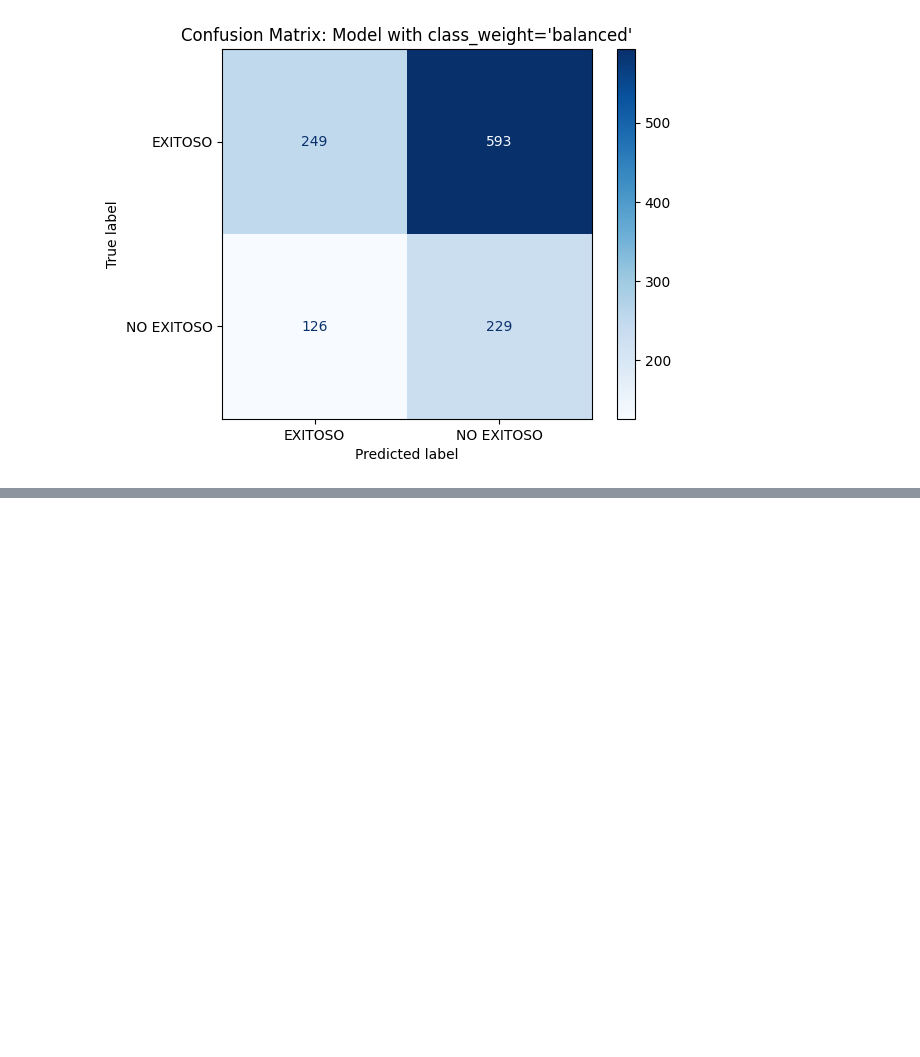
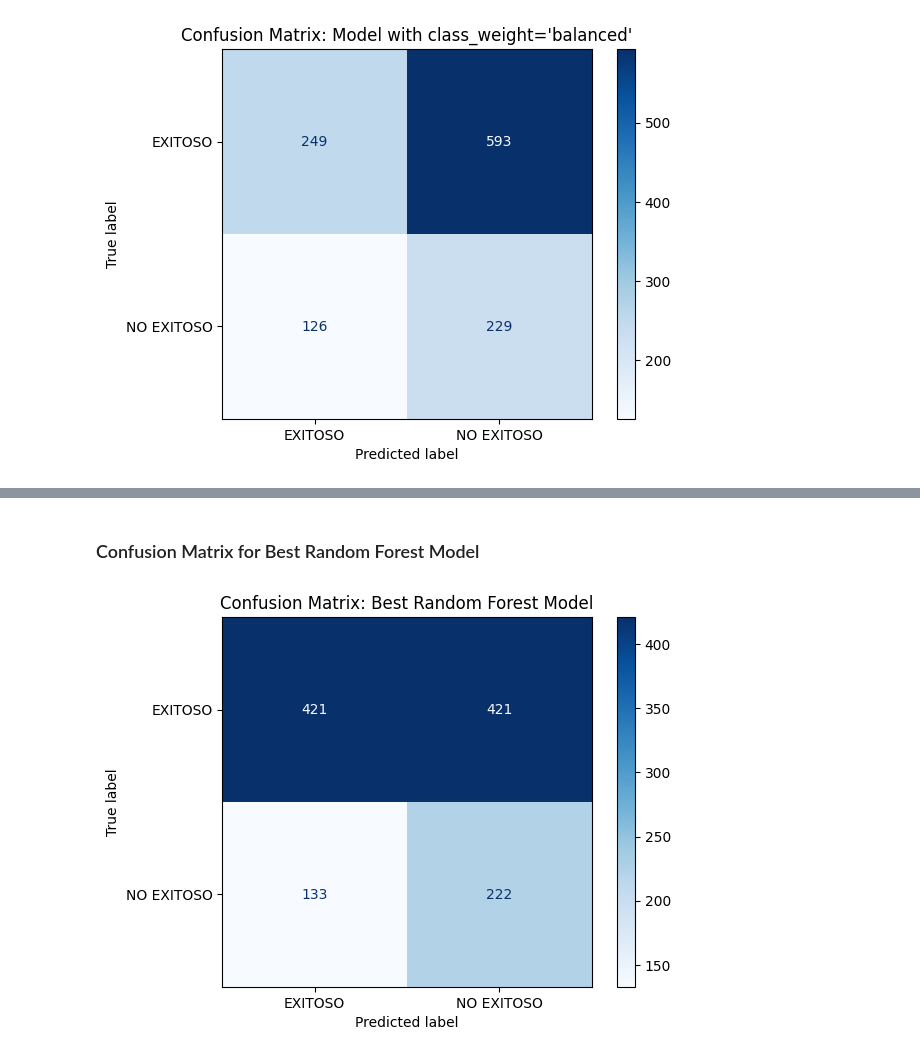
Before and after one commit to Andrea-125478/MCD, a Jupyter notebook: Artefacto.ipynb, the cells around one changed output, grey strips where cells are left out. Saved outputs shown, nothing was run; the diff lists cells and outputs as text; code cells hidden in the pictures; blank space fills up the shorter version.

```diff
--- a/Artefacto.ipynb
+++ b/Artefacto.ipynb
@@ -473,0 +548,14 @@ This exercise explicitly shows that even with `class_weight='balanced'`, the cla
+# %% [markdown]
+### Confusion Matrix for Best Random Forest Model
+# %%
+
+from sklearn.metrics import confusion_matrix, ConfusionMatrixDisplay
+import matplotlib.pyplot as plt
+
+cm_rf = confusion_matrix(y_test, y_pred_rf, labels=best_rf_model.classes_)
+disp_rf = ConfusionMatrixDisplay(confusion_matrix=cm_rf, display_labels=best_rf_model.classes_)
+disp_rf.plot(cmap=plt.cm.Blues)
+plt.title('Confusion Matrix: Best Random Forest Model')
+plt.show()
+# %% [output]
+[figure, added]
```
Also changed, not shown: parts of 15 cells of this notebook.
